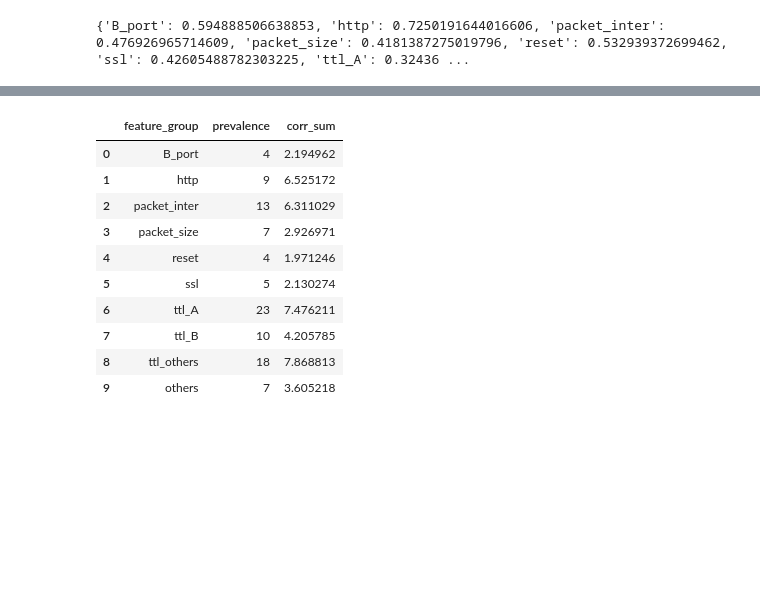
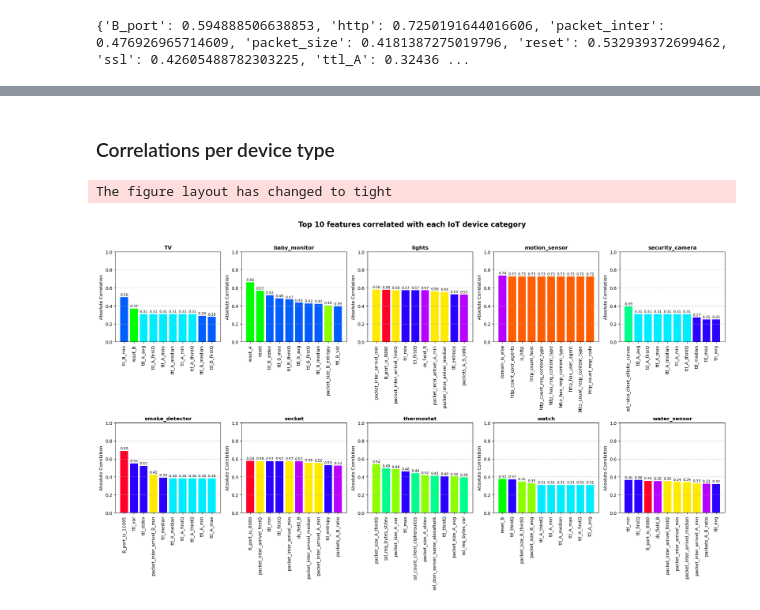
Before and after one commit to BetoPD/Iot-Device-Classifier, a Jupyter notebook: iotDeviceIdentification_eda.ipynb, the cells around one changed output, grey strips where cells are left out. Drawn from its saved outputs; the diff is of its cells as text; code cells hidden in the pictures; blank space fills up the shorter version.

```diff
--- a/iotDeviceIdentification_eda.ipynb
+++ b/iotDeviceIdentification_eda.ipynb
@@ -115,7 +115,7 @@ print(data_X)
 [1900 rows x 297 columns]
 # %%
 corr_per_category = []
-for category in categories:
+for category in device_categories:
     corr_per_category.append(pd.concat([data_X, dummies[category]], axis=1).corr().abs()[category].sort_values(ascending=False))
 # %%
 corr_per_category_top = [corr_per_category[i].head(11) for i in range(len(corr_per_category))]
@@ -170,10 +170,10 @@ Name: water_sensor, dtype: float64}
 # %%
 # Get all unique feature names across all categories
 features = set()
-for i in range(len(categories)):
+for i in range(len(device_categories)):
     top_corr = corr_per_category_top[i]
-    if categories[i] in top_corr.index:
-        top_corr = top_corr.drop(categories[i])
+    if device_categories[i] in top_corr.index:
+        top_corr = top_corr.drop(device_categories[i])
     features.update(top_corr.index)
 features = list(features)
 # order elements of all_features alphabetically
@@ -186,10 +186,10 @@ print(len(features))
 # %%
 # create a dictionary with the elements of all_features as keys that contains the number of occurrences of each element in the list corr_per_category_top
 feature_prevalence = {feature: 0 for feature in features}
-for i in range(len(categories)):
+for i in range(len(device_categories)):
     top_corr = corr_per_category_top[i]
-    if categories[i] in top_corr.index:
-        top_corr = top_corr.drop(categories[i])
+    if device_categories[i] in top_corr.index:
+        top_corr = top_corr.drop(device_categories[i])
     for feature in top_corr.index:
         feature_prevalence[feature] += 1
 print(feature_prevalence)
@@ -453,15 +469,2 @@ featureGroup_analysis.head()
-# %%
-featureGroup_analysis['corr_sum'] = featureGroup_analysis['feature_group'].map(feature_group_corr_sum)
-featureGroup_analysis.head(10)
-# %% [output]
-|  | feature_group | prevalence | corr_sum |
-| 0 | B_port | 4 | 2.194962 |
-| 1 | http | 9 | 6.525172 |
-| 2 | packet_inter | 13 | 6.311029 |
-| 3 | packet_size | 7 | 2.926971 |
-| 4 | reset | 4 | 1.971246 |
-| 5 | ssl | 5 | 2.130274 |
-| 6 | ttl_A | 23 | 7.476211 |
-| 7 | ttl_B | 10 | 4.205785 |
-| 8 | ttl_others | 18 | 7.868813 |
-| 9 | others | 7 | 3.605218 |
+# %% [markdown]
+<h3>Correlations per device type</h3>
@@ -467,0 +473,48 @@ featureGroup_analysis.head(10)
+# %%
+# map cmap from 0 to 1 to the number of elements in feature_groups.keys()
+cmap = matplotlib.colormaps['gist_rainbow']
+cmap_feature_groups = {group: cmap(i / len(feature_groups.keys())) for i, group in enumerate(feature_groups.keys())}
+cmap_features = {row[1].feature: cmap_feature_groups[row[1].group] for row in feature_analysis.iterrows()}
+cmap_features_perDeviceCategory = {device_category: {feature: cmap_features[feature] for feature in corr_per_category_top_dict[device_category].keys()} for device_category in device_categories}
+# %%
+# Create a figure with subplots in a 2x5 grid
+fig, axes = plt.subplots(nrows=2, ncols=5, figsize=(20, 12), constrained_layout=True)
+axes = axes.flatten()  # Flatten the 2D array of axes for easier indexing
+
+# Loop through each category and create a bar plot with distinct colors
+for i, category in enumerate(device_categories):
+    # Get top correlations for this category
+    top_corr = corr_per_category_top[i]
+
+    # Create vertical bar plot with distinct colors
+    ax = axes[i]
+
+    # Create bars with colors corresponding to each feature
+    bars = ax.bar(range(len(top_corr)), top_corr.values, color=cmap_features_perDeviceCategory[category].values())
+
+    # Add x-axis labels with rotation
+    ax.set_xticks(range(len(top_corr)))
+    ax.set_xticklabels(top_corr.index, rotation=90)
+
+    # Add value labels on top of bars
+    for bar in bars:
+        height = bar.get_height()
+        ax.text(bar.get_x() + bar.get_width()/2, height + 0.01,
+                f'{height:.2f}', ha='center', va='bottom', fontsize=8)
+
+    # Add labels and title
+    ax.set_title(f'{category}', fontsize=12, fontweight='bold')
+    ax.set_ylabel('Absolute Correlation')
+
+    # Set the y-axis to go from 0 to 1 (correlation range)
+    ax.set_ylim(0, 1.0)
+
+    # Add grid for better readability
+    ax.grid(axis='y', linestyle='--', alpha=0.7)
+
+plt.suptitle('Top 10 features correlated with each IoT device category', fontsize=16, fontweight='bold')
+plt.tight_layout(rect=[0, 0, 1, 0.96])  # Adjust layout to make room for the suptitle
+plt.show()
+# %% [output]
+The figure layout has changed to tight
+[figure, added]
```
Also changed, not shown: parts of 15 cells of this notebook, 1 other file.
